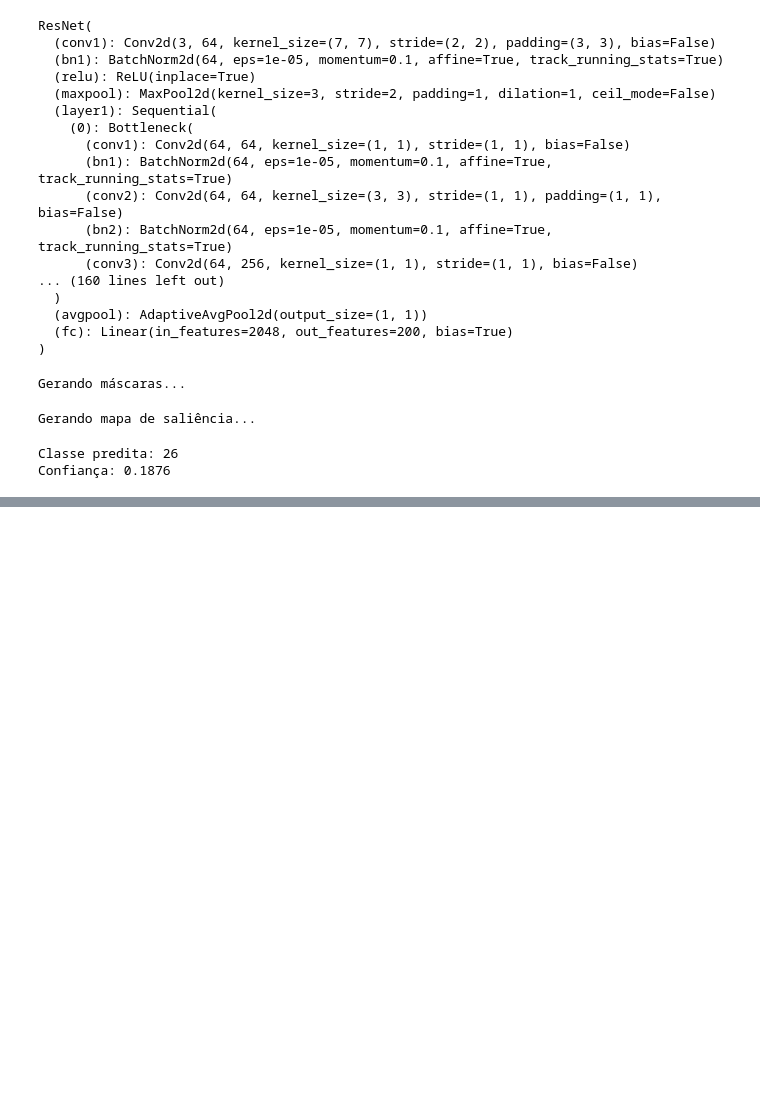
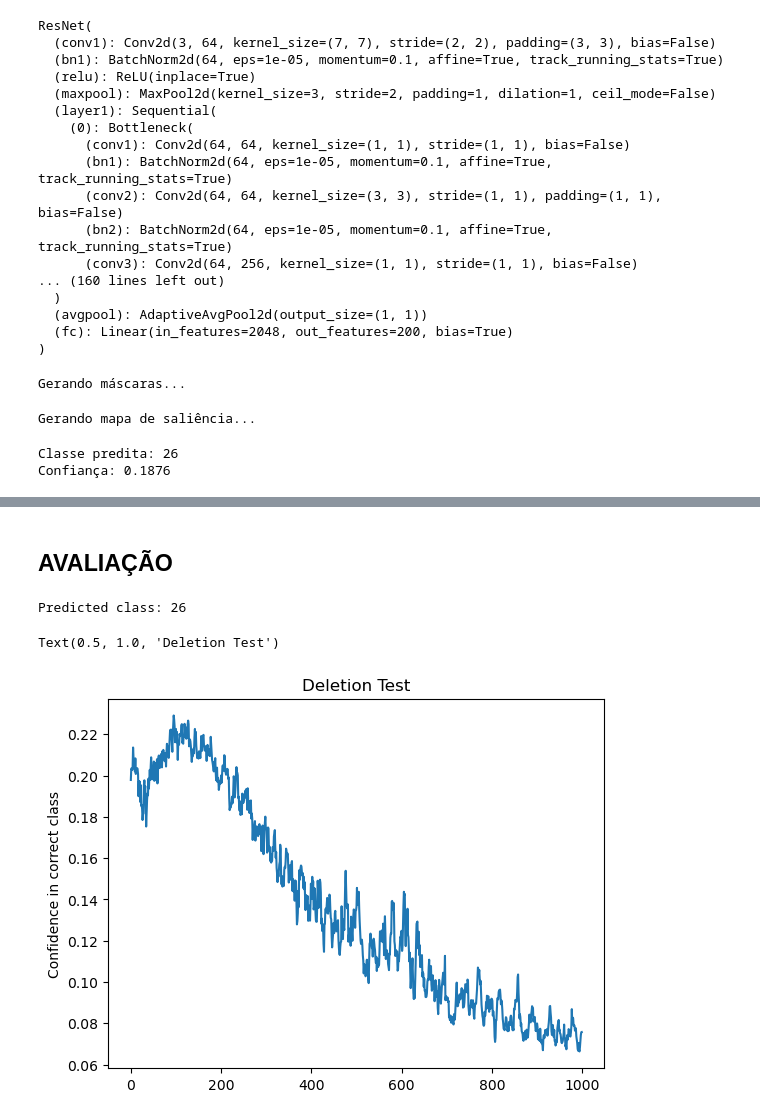
Before and after one commit to AraujoStreicher/explainability-benchmark, a Jupyter notebook: src/cub-200-2011/cub-rise.ipynb, the cells around one changed output, grey strips where cells are left out. Drawn from its saved outputs; the diff is of its cells as text; code cells hidden in the pictures; blank space fills up the shorter version.

```diff
--- a/src/cub-200-2011/cub-rise.ipynb
+++ b/src/cub-200-2011/cub-rise.ipynb
@@ -183,0 +184,2 @@ plt.show()
+# %% [markdown]
+## AVALIAÇÃO
@@ -183,0 +188,23 @@ plt.show()
+# %%
+image_path = "../../data/CUB-200-2011/images/test/027.Shiny_Cowbird/Shiny_Cowbird_0015_796858.jpg"
+img = Image.open(image_path).convert('RGB')
+input_tensor = transform(img).unsqueeze(0).to(device)
+
+preds = model(input_tensor)
+pred_class = torch.argmax(preds, dim=1).item()
+print(f"Predicted class: {pred_class}")
+
+
+
+confidences, predictions = deletion_test(model, input_tensor, sal_map, pred_class, max_steps=1000)
+# %% [output]
+Predicted class: 26
+# %%
+## plot confidences
+
+plt.plot(confidences)
+plt.ylabel('Confidence in correct class')
+plt.title('Deletion Test')
+# %% [output]
+Text(0.5, 1.0, 'Deletion Test')
+[figure, added]
```
Also changed, not shown: parts of 3 cells of this notebook, 8 other files.
